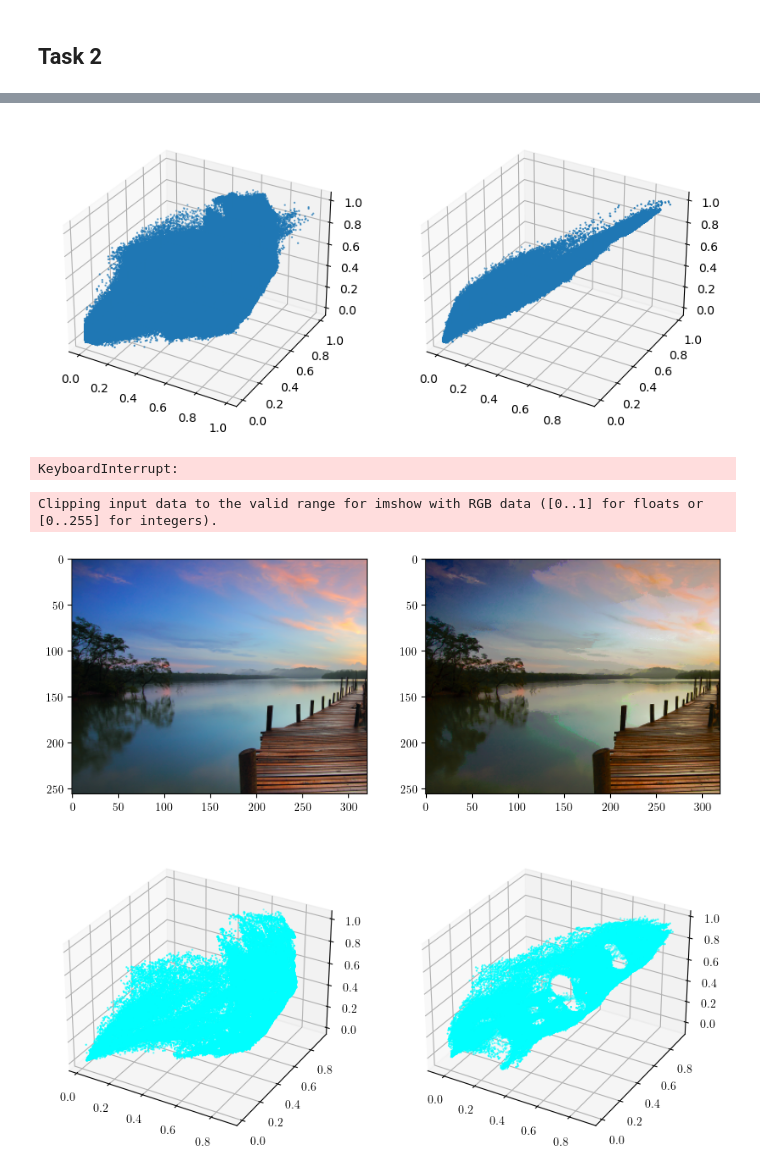
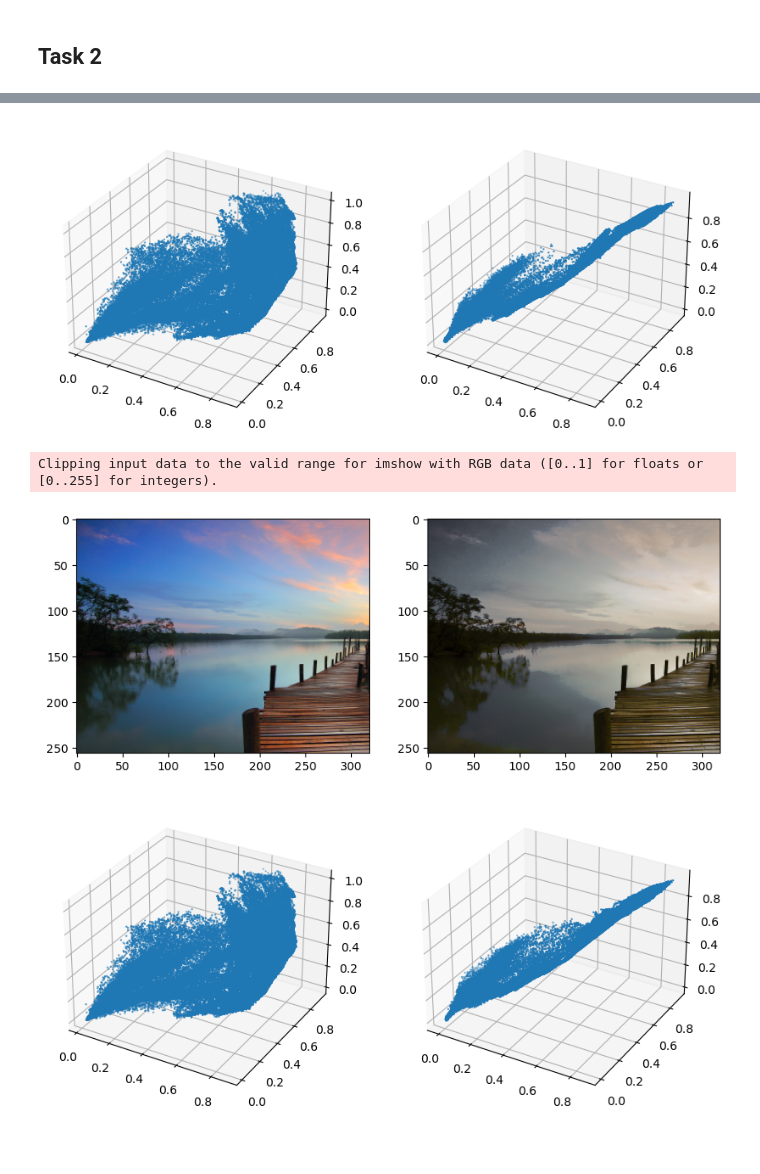
Before and after one commit to oalkaya/mfcgv-projects, a Jupyter notebook: MF2023-Exercise4/code/OptimalTransport/task1.ipynb, the cells around one changed output, grey strips where cells are left out. Drawn from its saved outputs; the diff is of its cells as text; code cells hidden in the pictures; blank space fills up the shorter version.

```diff
--- a/MF2023-Exercise4/code/OptimalTransport/task1.ipynb
+++ b/MF2023-Exercise4/code/OptimalTransport/task1.ipynb
@@ -108,10 +108,10 @@ def downsample_image(img, k):
 
     return downsampled_img
 # %%
-downsampled_src_img = downsample_image(src_img, 4)
-downsampled_dst_img = downsample_image(dst_img, 4)
-#downsampled_src_img = src_img
-#downsampled_dst_img = dst_img
+#downsampled_src_img = downsample_image(src_img, 4)
+#downsampled_dst_img = downsample_image(dst_img, 4)
+downsampled_src_img = src_img
+downsampled_dst_img = dst_img
 # %%
 # Save original for comparison
 original_downsampled_src_img = np.copy(downsampled_src_img)
@@ -142,7 +142,7 @@ def plot_color_distribution_dual(img1, img2):
 # %%
 plot_color_distribution_dual(downsampled_src_img, downsampled_dst_img)
 # %% [output]
-[figure, old version]
+[figure, new version]
 # %%
 # Reshape to 3D
 downsampled_src_img = downsampled_src_img.reshape(-1,3)
@@ -178,14 +178,12 @@ for i in range(num_iters):
         random_vec = random_normalized_vector_3d()
         update += get_update(random_vec) * random_vec
     downsampled_src_img += update / num_directions
-# %% [output]
-KeyboardInterrupt:
 # %%
-show_two_images(original_downsampled_src_img, downsampled_src_img.reshape(256, 320, 3))
+show_two_images(original_downsampled_src_img, downsampled_src_img.reshape(1024, 1280, 3))
 # %% [output]
 Clipping input data to the valid range for imshow with RGB data ([0..1] for floats or [0..255] for integers).
-[figure, old version]
+[figure, new version]
 # %%
-plot_color_distribution_dual(original_downsampled_src_img, downsampled_src_img.reshape(256, 320, 3))
+plot_color_distribution_dual(original_downsampled_src_img, downsampled_src_img.reshape(1024, 1280, 3))
 # %% [output]
-[figure, old version]
+[figure, new version]
```
Also changed, not shown: parts of 2 cells of this notebook.
